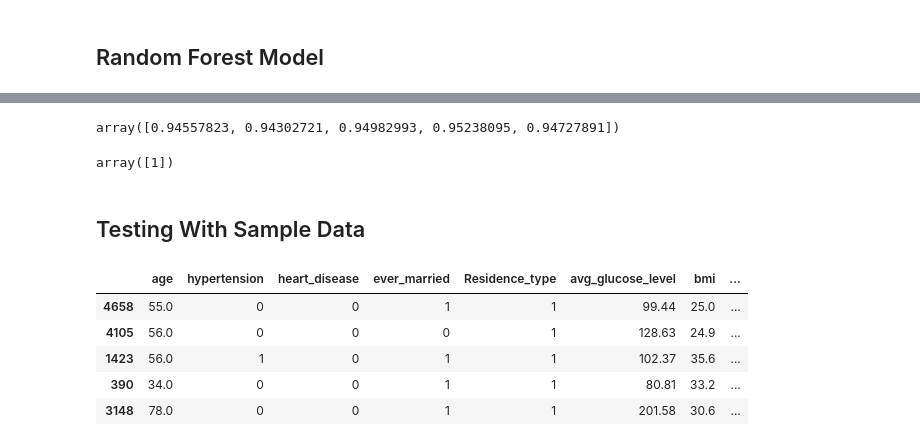
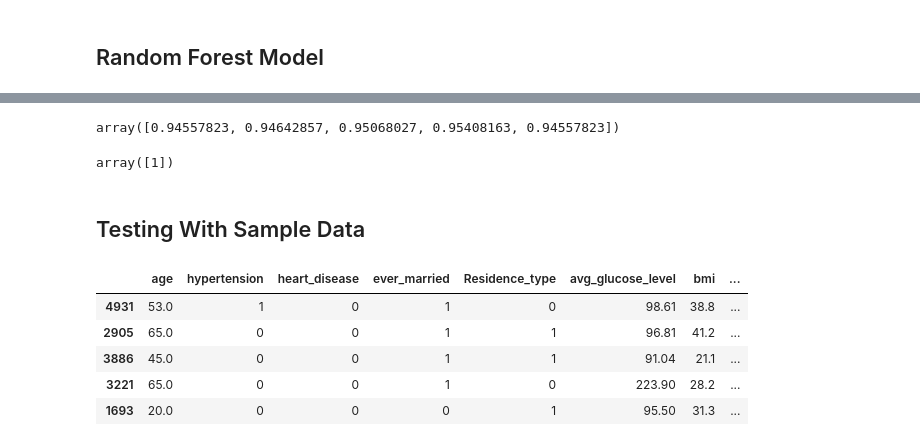
Before and after one commit to Ashirbad23/Stroke_Prediction_Machine_Learning-Classification-, a Jupyter notebook: Stroke_Prediction.ipynb, the cells around one changed output, grey strips where cells are left out. Saved outputs shown, nothing was run; the diff lists cells and outputs as text; code cells hidden in the pictures.

```diff
--- a/Stroke_Prediction.ipynb
+++ b/Stroke_Prediction.ipynb
@@ -505,25 +590,25 @@ array([[1118,    3],
 # %%
-from sklearn.model_selection import ShuffleSplit, cross_val_score
+# from sklearn.model_selection import ShuffleSplit, cross_val_score
 
-cv = ShuffleSplit(n_splits=5, test_size=0.23, random_state=0)
-cross_val_score(RandomForestClassifier(n_estimators=10, criterion='entropy'), X, y, cv=cv)
+# cv = ShuffleSplit(n_splits=5, test_size=0.23, random_state=0)
+# cross_val_score(RandomForestClassifier(n_estimators=10, criterion='entropy'), X, y, cv=cv)
 # %% [output]
-array([0.94557823, 0.94302721, 0.94982993, 0.95238095, 0.94727891])
+array([0.94557823, 0.94642857, 0.95068027, 0.95408163, 0.94557823])
-# %%
-model_forest.predict([[67.0, 0, 1, 1, 1, 228.69, 36.6, 0, 1, 0, 1, 0, 0, 1, 0, 0]])
-# %% [output]
-array([1])
+# %%
+model_forest.predict(X.iloc[[21]])
+# %% [output]
+array([1])
 # %% [markdown]
 ## Testing With Sample Data
 # %%
-X_test.head()
+X_test.tail()
 # %% [output]
 |  | age | hypertension | heart_disease | ever_married | Residence_type | avg_glucose_level | bmi | ... |
-| 4658 | 55.0 | 0 | 0 | 1 | 1 | 99.44 | 25.0 | ... |
-| 4105 | 56.0 | 0 | 0 | 0 | 1 | 128.63 | 24.9 | ... |
-| 1423 | 56.0 | 1 | 0 | 1 | 1 | 102.37 | 35.6 | ... |
-| 390 | 34.0 | 0 | 0 | 1 | 1 | 80.81 | 33.2 | ... |
-| 3148 | 78.0 | 0 | 0 | 1 | 1 | 201.58 | 30.6 | ... |
+| 4931 | 53.0 | 1 | 0 | 1 | 0 | 98.61 | 38.8 | ... |
+| 2905 | 65.0 | 0 | 0 | 1 | 1 | 96.81 | 41.2 | ... |
+| 3886 | 45.0 | 0 | 0 | 1 | 1 | 91.04 | 21.1 | ... |
+| 3221 | 65.0 | 0 | 0 | 1 | 0 | 223.90 | 28.2 | ... |
+| 1693 | 20.0 | 0 | 0 | 0 | 1 | 95.50 | 31.3 | ... |
 # %%
 y_test.head()
 # %% [output]
```
Also changed, not shown: parts of 46 cells of this notebook.
